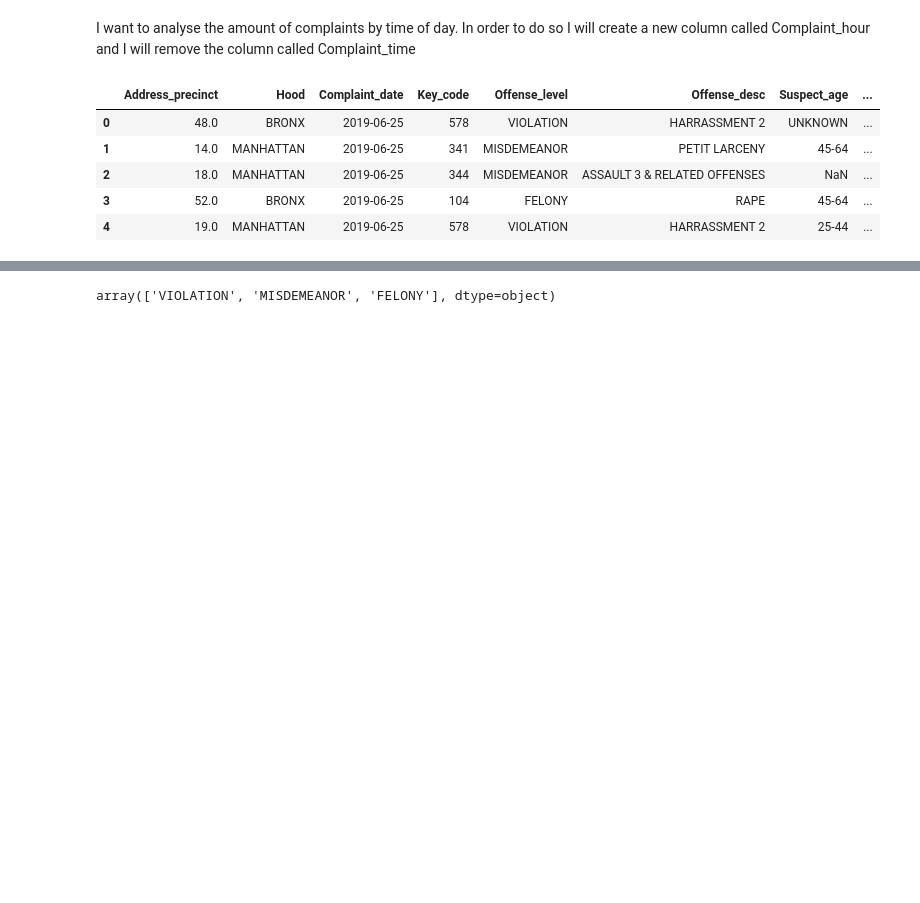
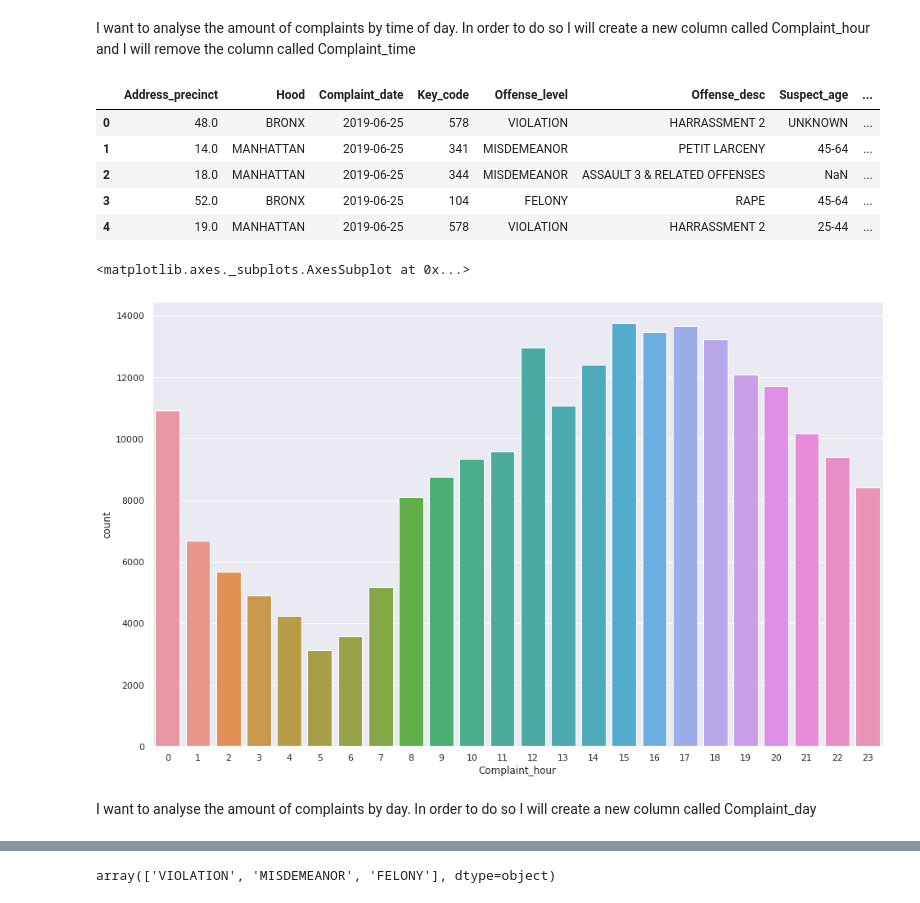
Before and after one commit to ta-data-bcn/Project-Week-5-Your-Own-Project, a Jupyter notebook: your-project/Complaints data analysis.ipynb, the cells around one changed output, grey strips where cells are left out. Drawn from its saved outputs; the diff is of its cells as text; code cells hidden in the pictures; blank space fills up the shorter version.

```diff
--- a/your-project/Complaints data analysis.ipynb
+++ b/your-project/Complaints data analysis.ipynb
@@ -136,3 +136,11 @@ complaints.head()
 | 2 | 18.0 | MANHATTAN | 2019-06-25 | 344 | MISDEMEANOR | ASSAULT 3 & RELATED OFFENSES | NaN | ... |
 | 3 | 52.0 | BRONX | 2019-06-25 | 104 | FELONY | RAPE | 45-64 | ... |
 | 4 | 19.0 | MANHATTAN | 2019-06-25 | 578 | VIOLATION | HARRASSMENT 2 | 25-44 | ... |
+# %%
+# Find out the distribution of complaints by hour
+sns.countplot(complaints['Complaint_hour'])
+# %% [output]
+<matplotlib.axes._subplots.AxesSubplot at 0x...>
+[figure, added]
+# %% [markdown]
+I want to analyse the amount of complaints by day. In order to do so I will create a new column called Complaint_day
```
Also changed, not shown: parts of 10 cells of this notebook, 1 other file.
